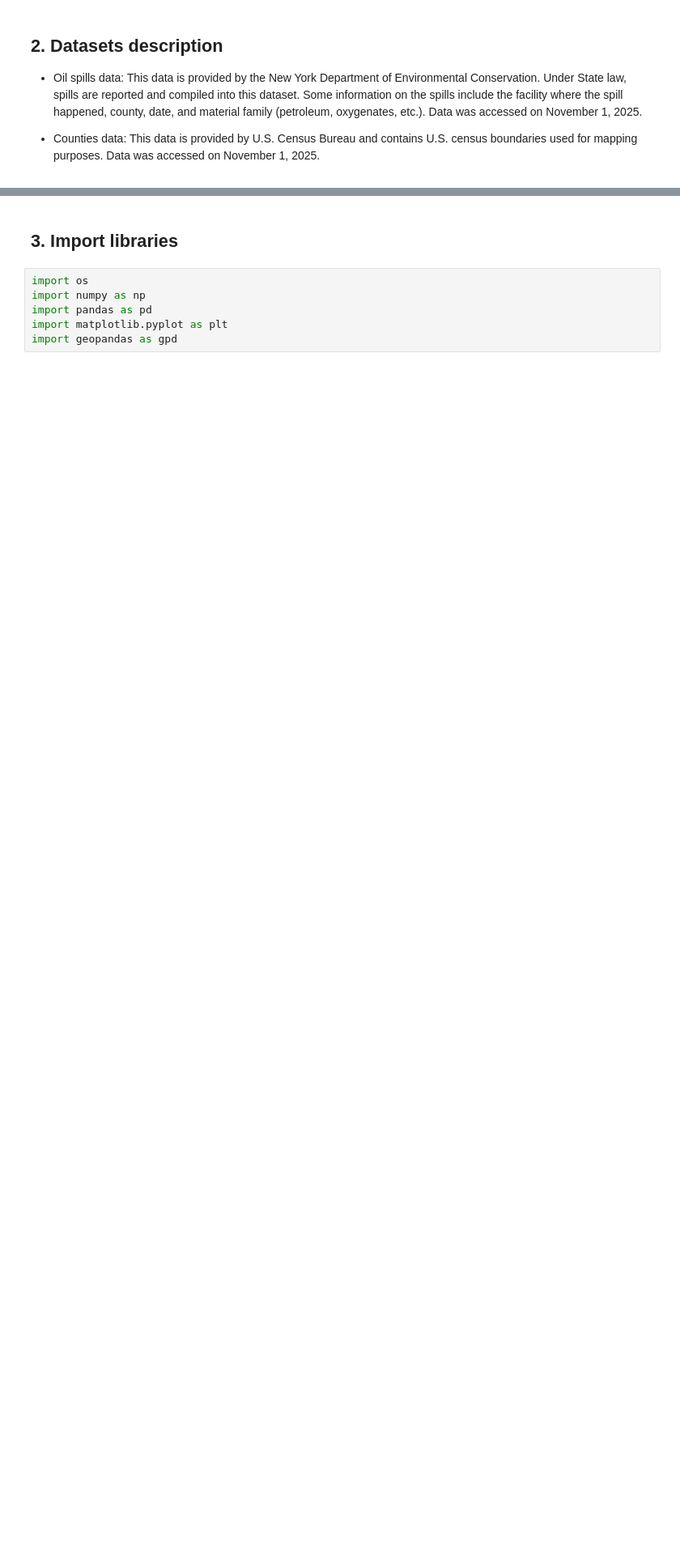
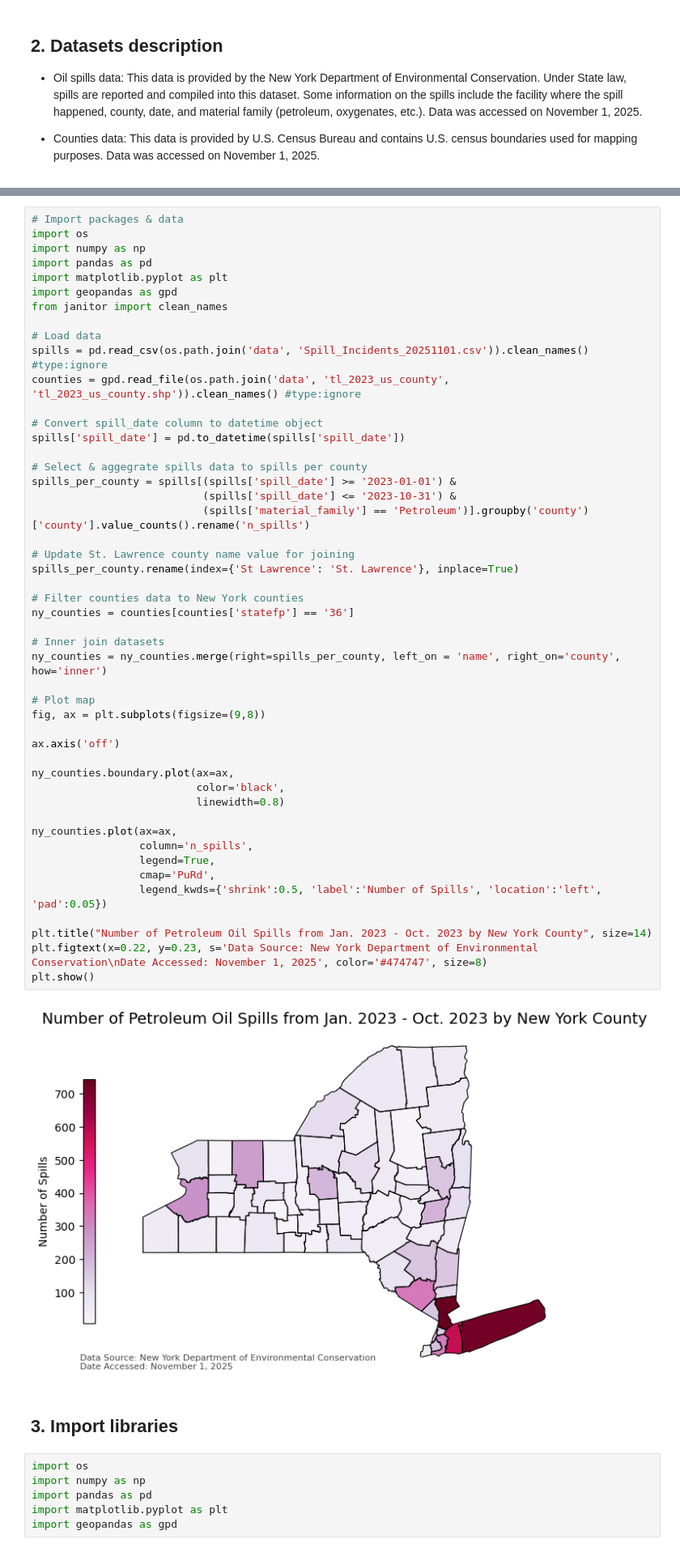
Before and after one commit to zachyyy700/eds220-hwk3, a Jupyter notebook: hwk3-task2-spills-LOO.ipynb, the cells around one changed output, grey strips where cells are left out. Shown: that part at 81% size. Saved outputs shown, nothing was run; the diff lists cells and outputs as text; blank space fills up the shorter version.

```diff
--- a/hwk3-task2-spills-LOO.ipynb
+++ b/hwk3-task2-spills-LOO.ipynb
@@ -48,3 +50,53 @@ b. Add the `data/` directory to your `.gitignore` file and push your changes. Th
+# %%
+# Import packages & data
+import os
+import numpy as np
+import pandas as pd
+import matplotlib.pyplot as plt
+import geopandas as gpd
+from janitor import clean_names
+
+# Load data
+spills = pd.read_csv(os.path.join('data', 'Spill_Incidents_20251101.csv')).clean_names() #type:ignore
+counties = gpd.read_file(os.path.join('data', 'tl_2023_us_county', 'tl_2023_us_county.shp')).clean_names() #type:ignore
+
+# Convert spill_date column to datetime object
+spills['spill_date'] = pd.to_datetime(spills['spill_date'])
+
+# Select & aggegrate spills data to spills per county
+spills_per_county = spills[(spills['spill_date'] >= '2023-01-01') &
+                           (spills['spill_date'] <= '2023-10-31') &
+                           (spills['material_family'] == 'Petroleum')].groupby('county')['county'].value_counts().rename('n_spills')
+
+# Update St. Lawrence county name value for joining
+spills_per_county.rename(index={'St Lawrence': 'St. Lawrence'}, inplace=True)
+
+# Filter counties data to New York counties
+ny_counties = counties[counties['statefp'] == '36']
+
+# Inner join datasets
+ny_counties = ny_counties.merge(right=spills_per_county, left_on = 'name', right_on='county', how='inner')
+
+# Plot map
+fig, ax = plt.subplots(figsize=(9,8))
+
+ax.axis('off')
+
+ny_counties.boundary.plot(ax=ax,
+                          color='black',
+                          linewidth=0.8)
+
+ny_counties.plot(ax=ax,
+                 column='n_spills',
+                 legend=True,
+                 cmap='PuRd',
+                 legend_kwds={'shrink':0.5, 'label':'Number of Spills', 'location':'left', 'pad':0.05})
+
+plt.title("Number of Petroleum Oil Spills from Jan. 2023 - Oct. 2023 by New York County", size=14)
+plt.figtext(x=0.22, y=0.23, s='Data Source: New York Department of Environmental Conservation\nDate Accessed: November 1, 2025', color='#474747', size=8)
+plt.show()
+# %% [output]
+[figure, added]
 # %% [markdown]
 ## 3. Import libraries
 # %%
```
Also changed, not shown: parts of 15 cells of this notebook, 1 other file.
